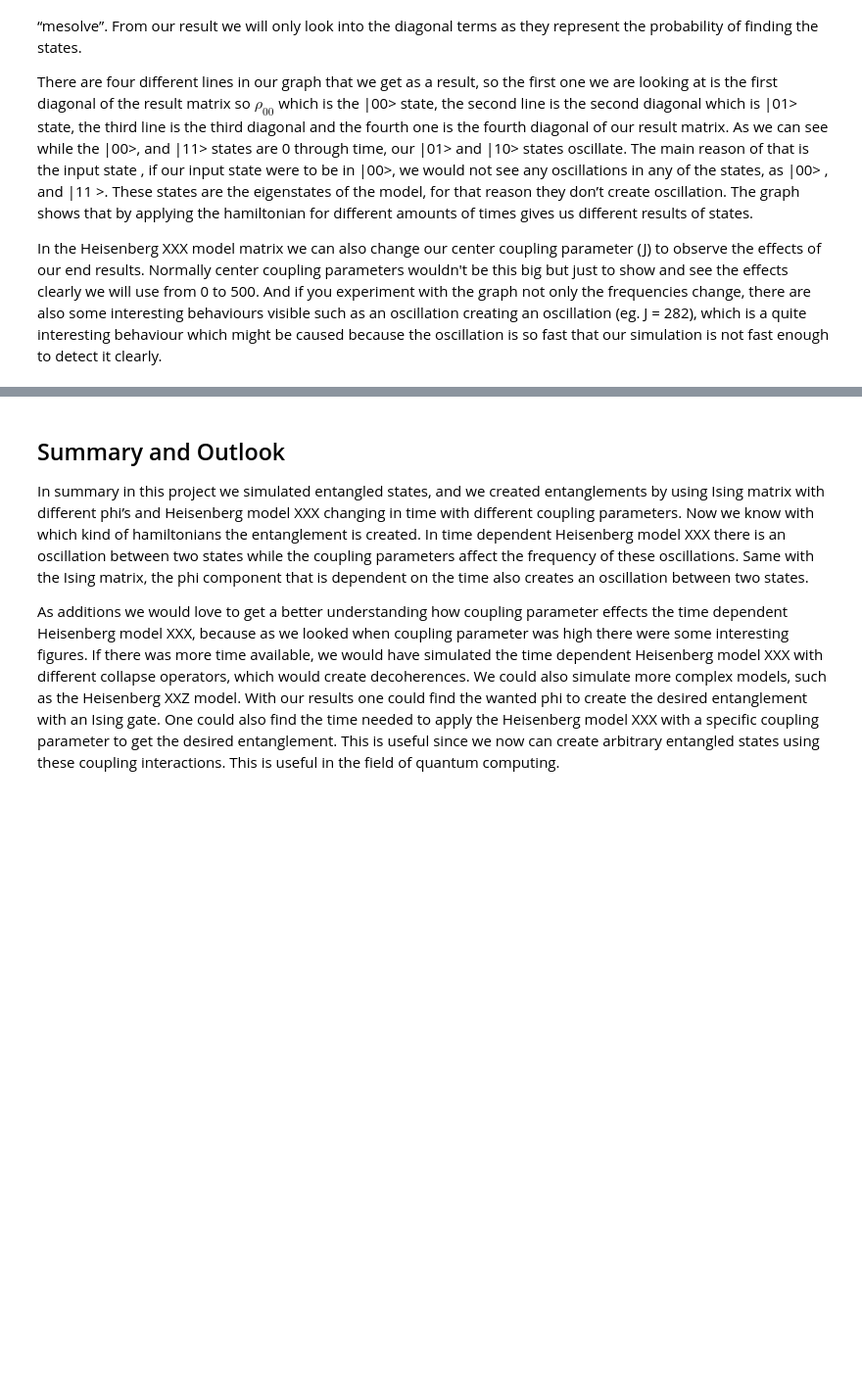
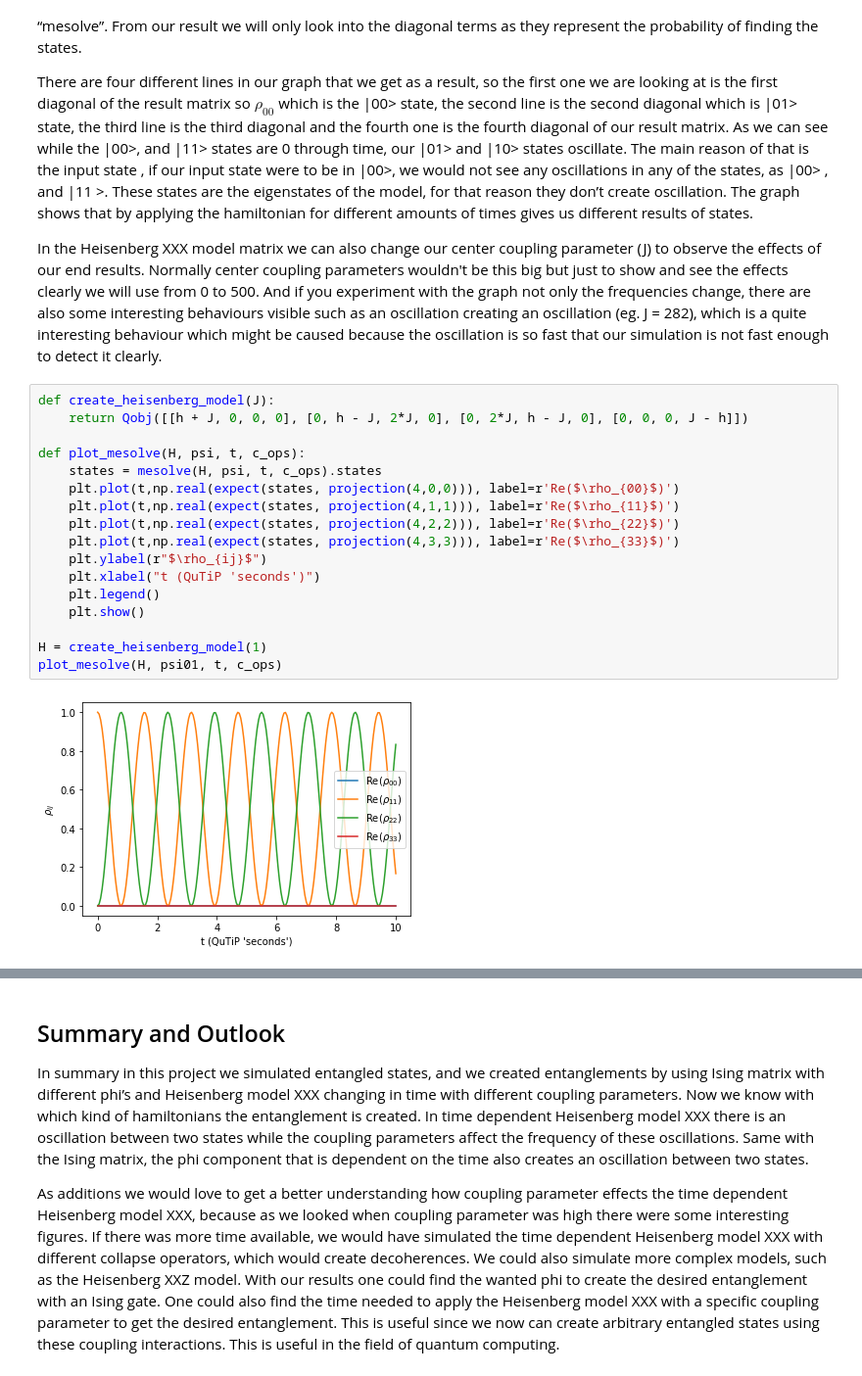
Before and after one commit to emre6943/QSM_Project, a Jupyter notebook: Final_Project_Quantum_Entanglement.ipynb, the cells around one changed output, grey strips where cells are left out. Shown at 98% size. Cells and saved outputs as stored; diff of their text form; blank space fills up the shorter version.

```diff
--- a/Final_Project_Quantum_Entanglement.ipynb
+++ b/Final_Project_Quantum_Entanglement.ipynb
@@ -121,3 +213,22 @@ In this subsection we simulate the Heisenberg XXX model depending on time. This
 There are four different lines in our graph that we get as a result, so the first one we are looking at is the first diagonal of the result matrix so $\rho_{00}$ which is the |00> state, the second line is the second diagonal which is |01> state, the third line is the third diagonal and the fourth one is the fourth diagonal of our result matrix. As we can see while the |00>, and |11> states are 0 through time, our |01> and |10> states oscillate. The main reason of that is the input state , if our input state were to be in |00>, we would not see any oscillations in any of the states, as |00> , and |11 >. These states are the eigenstates of the model, for that reason they don’t create oscillation. The graph shows that by applying the hamiltonian for different amounts of times gives us different results of states.
 
 In the Heisenberg XXX model matrix we can also change our center coupling parameter (J) to observe the effects of our end results. Normally center coupling parameters wouldn't be this big but just to show and see the effects clearly we will use from 0 to 500. And if you experiment with the graph not only the frequencies change, there are also some interesting behaviours visible such as an oscillation creating an oscillation (eg. J = 282), which is a quite interesting behaviour which might be caused because the oscillation is so fast that our simulation is not fast enough to detect it clearly.
+# %%
+def create_heisenberg_model(J):
+    return Qobj([[h + J, 0, 0, 0], [0, h - J, 2*J, 0], [0, 2*J, h - J, 0], [0, 0, 0, J - h]])
+
+def plot_mesolve(H, psi, t, c_ops):
+    states = mesolve(H, psi, t, c_ops).states
+    plt.plot(t,np.real(expect(states, projection(4,0,0))), label=r'Re($\rho_{00}$)')
+    plt.plot(t,np.real(expect(states, projection(4,1,1))), label=r'Re($\rho_{11}$)')
+    plt.plot(t,np.real(expect(states, projection(4,2,2))), label=r'Re($\rho_{22}$)')
+    plt.plot(t,np.real(expect(states, projection(4,3,3))), label=r'Re($\rho_{33}$)')
+    plt.ylabel(r"$\rho_{ij}$")
+    plt.xlabel("t (QuTiP 'seconds')")
+    plt.legend()
+    plt.show()
+
+H = create_heisenberg_model(1)
+plot_mesolve(H, psi01, t, c_ops)
+# %% [output]
+[figure, added]
```
Also changed, not shown: parts of 16 cells of this notebook, 1 other file.
